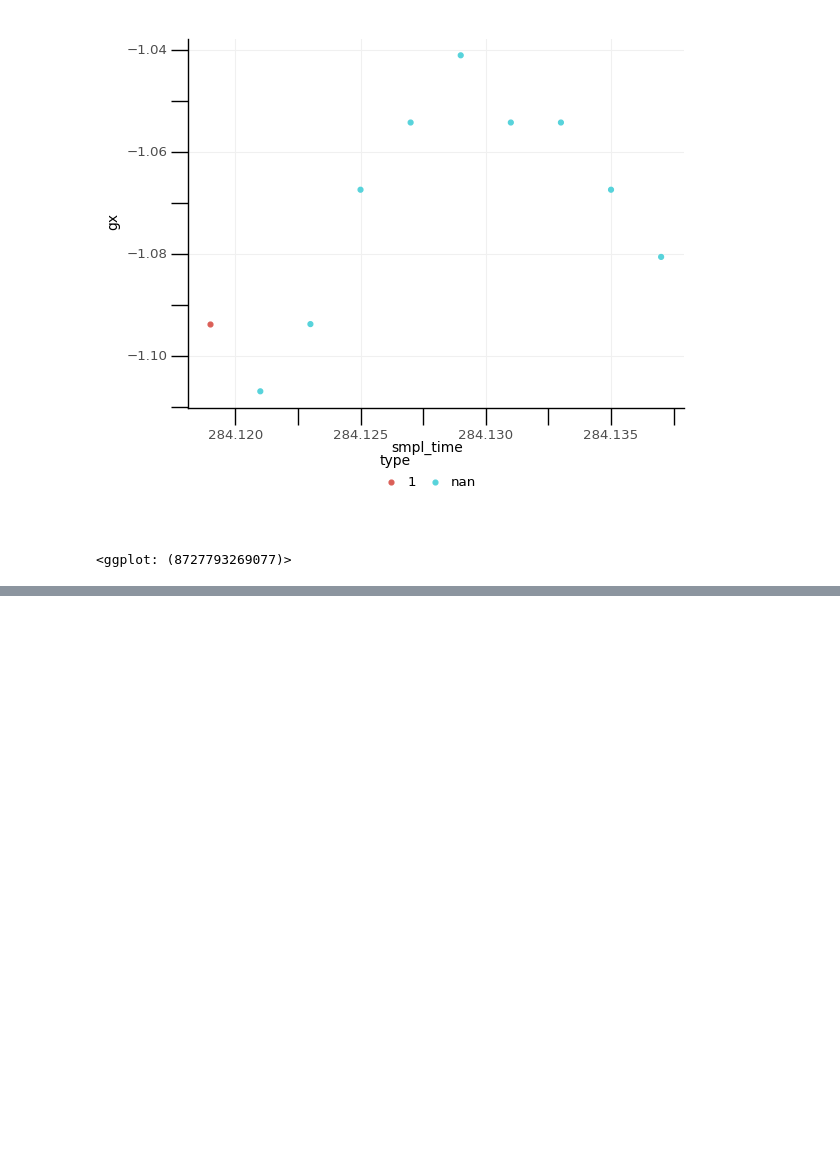
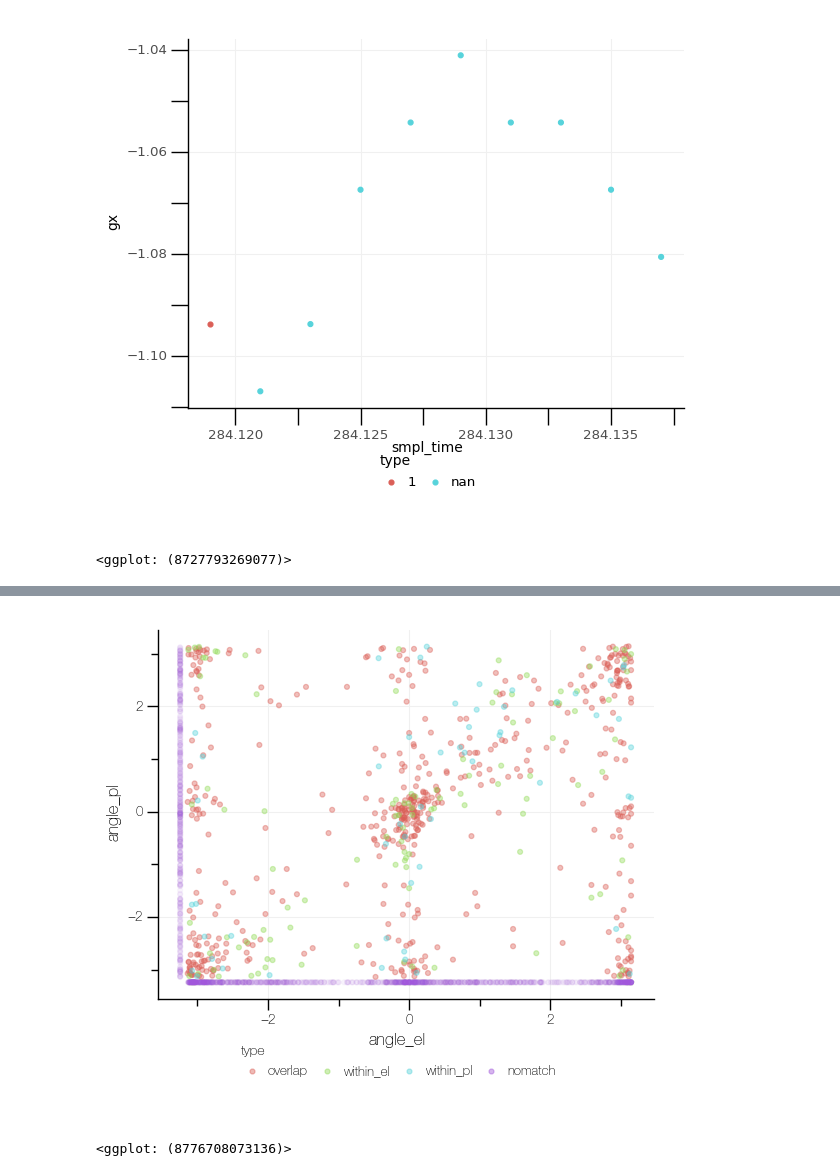
Before and after one commit to behinger/etcomp, a Jupyter notebook: code/MICROSACC.ipynb, the cells around one changed output, grey strips where cells are left out. Saved outputs shown, nothing was run; the diff lists cells and outputs as text; code cells hidden in the pictures; blank space fills up the shorter version.

```diff
--- a/code/MICROSACC.ipynb
+++ b/code/MICROSACC.ipynb
@@ -250,0 +413,5 @@ microsaccade
+# %%
+ggplot(dfmatch,aes(x="angle_el",y="angle_pl",color="type")) + geom_point(alpha=0.4)+geom_point(allmatch,alpha=0.05,)
+# %% [output]
+[figure, added]
+<ggplot: (8776708073136)>
```
Also changed, not shown: parts of 11 cells of this notebook, 3 other files.
